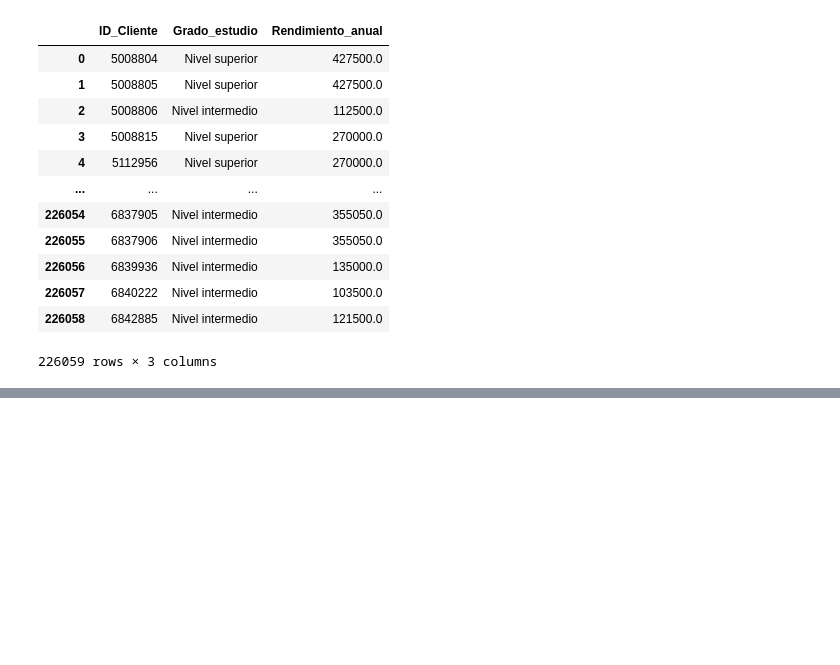
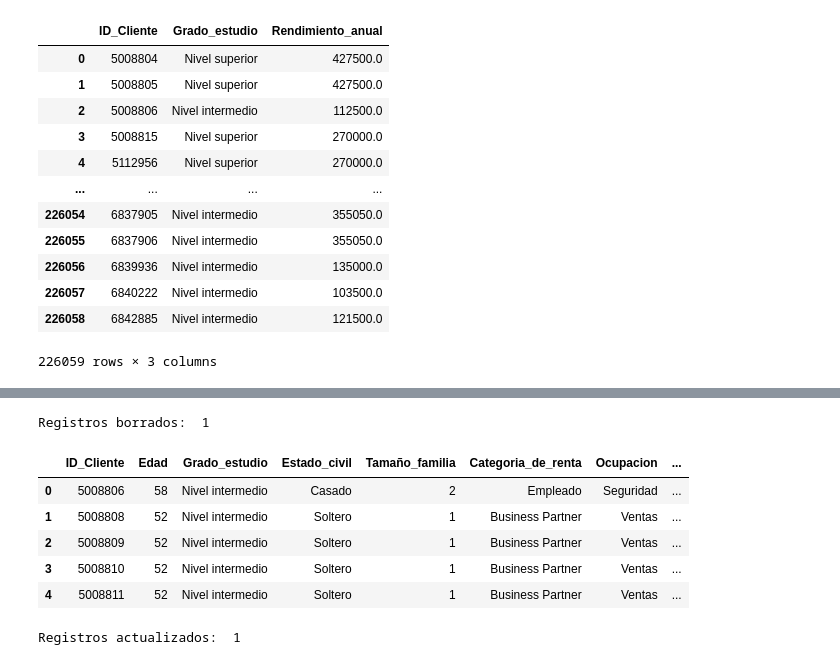
Before and after one commit to Liuz8/ETL-Oracle-Curso, a Jupyter notebook: Pandas_NoteBook.ipynb, the cells around one changed output, grey strips where cells are left out. Saved outputs shown, nothing was run; the diff lists cells and outputs as text; code cells hidden in the pictures; blank space fills up the shorter version.

```diff
--- a/Pandas_NoteBook.ipynb
+++ b/Pandas_NoteBook.ipynb
@@ -1232,0 +1253,35 @@ pd.read_sql_table('empleados', con = engine.connect(), columns=['ID_Cliente', 'G
+# %%
+# Borrando registros
+from sqlalchemy.exc import SQLAlchemyError
+query = 'DELETE FROM clientes1 WHERE ID_Cliente=5008805'
+try:    # Este es un exepct por si hay algun error en la ejecucion no afecte a la demas parte del codigo
+    r_set = engine.connect().execute(text(query)) # Hacemos la coneccion al engine y lo guardamos en una variable
+except SQLAlchemyError as e: # el except es cuando hubo un error en la ejecucion
+    print(e)
+else: # El else es cuando hay exito de la ejecucion
+    print('Registros borrados: ', r_set.rowcount)
+# %% [output]
+Registros borrados:  1
+# %%
+query = 'SELECT * FROM clientes1'
+# %%
+pd.read_sql(sql=text(query), con = engine.connect()).head()
+# %% [output]
+|  | ID_Cliente | Edad | Grado_estudio | Estado_civil | Tamaño_familia | Categoria_de_renta | Ocupacion | ... |
+| 0 | 5008806 | 58 | Nivel intermedio | Casado | 2 | Empleado | Seguridad | ... |
+| 1 | 5008808 | 52 | Nivel intermedio | Soltero | 1 | Business Partner | Ventas | ... |
+| 2 | 5008809 | 52 | Nivel intermedio | Soltero | 1 | Business Partner | Ventas | ... |
+| 3 | 5008810 | 52 | Nivel intermedio | Soltero | 1 | Business Partner | Ventas | ... |
+| 4 | 5008811 | 52 | Nivel intermedio | Soltero | 1 | Business Partner | Ventas | ... |
+# %%
+# Actualizando registros
+from sqlalchemy.exc import SQLAlchemyError
+query = 'UPDATE clientes1 SET Grado_estudio="Nivel superior" WHERE ID_Cliente=5008808'
+try:    # Este es un exepct por si hay algun error en la ejecucion no afecte a la demas parte del codigo
+    r_set = engine.connect().execute(text(query)) # Hacemos la coneccion al engine y lo guardamos en una variable
+except SQLAlchemyError as e: # el except es cuando hubo un error en la ejecucion
+    print(e)
+else: # El else es cuando hay exito de la ejecucion
+    print('Registros actualizados: ', r_set.rowcount)
+# %% [output]
+Registros actualizados:  1
```
Also changed, not shown: parts of 6 cells of this notebook.
